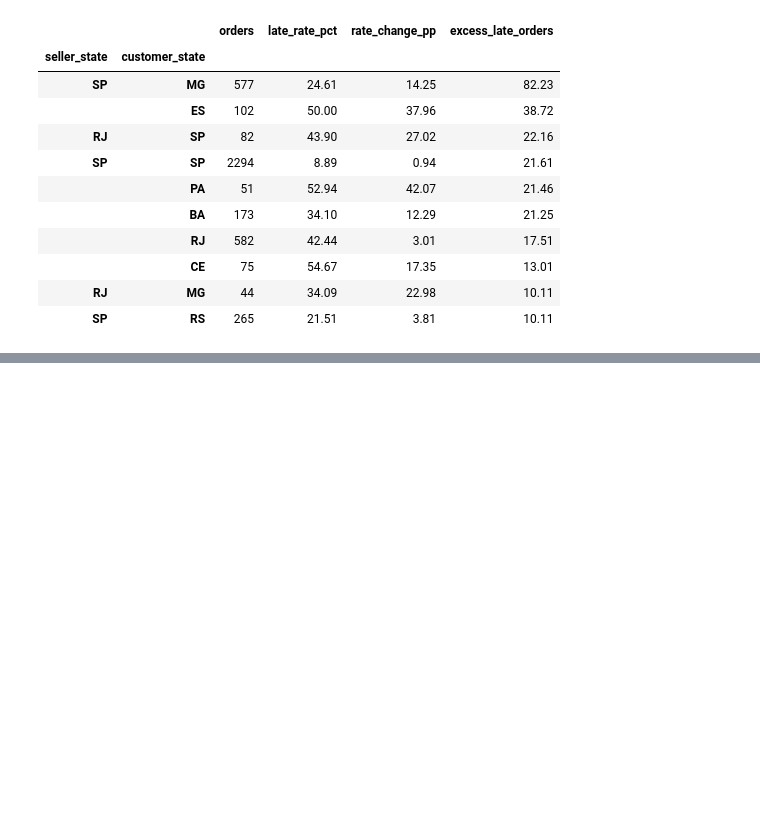
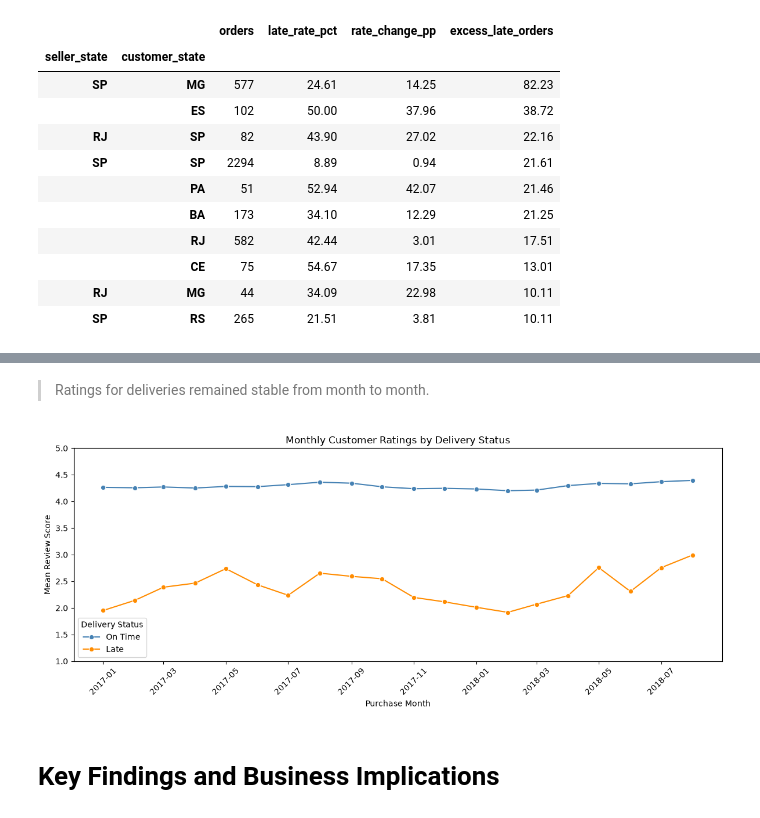
Before and after one commit to romarta/ecommerce-delivery-analytics, a Jupyter notebook: notebooks/02_exploratory_analysis.ipynb, the cells around one changed output, grey strips where cells are left out. Saved outputs shown, nothing was run; the diff lists cells and outputs as text; code cells hidden in the pictures; blank space fills up the shorter version.

```diff
--- a/notebooks/02_exploratory_analysis.ipynb
+++ b/notebooks/02_exploratory_analysis.ipynb
@@ -1669,0 +2054,33 @@ for previous, current in month_pairs:
+# %% [markdown]
+> Ratings for deliveries remained stable from month to month.
+# %%
+# Prepare monthly customer ratings for visualization
+review_plot = monthly_reviews.copy()
+review_plot["month"] = pd.to_datetime(review_plot["month"])
+
+# Plot average review scores by delivery status
+plt.figure(figsize=(12, 5))
+
+sns.lineplot(
+    data=review_plot,
+    x="month",
+    y="mean_review_score",
+    hue="delivery_status",
+    hue_order=["On Time", "Late"],
+    palette={"On Time": "steelblue", "Late": "darkorange"},
+    marker="o"
+)
+
+plt.title("Monthly Customer Ratings by Delivery Status")
+plt.xlabel("Purchase Month")
+plt.ylabel("Mean Review Score")
+plt.ylim(1, 5)
+plt.xticks(rotation=45)
+plt.legend(title="Delivery Status")
+
+plt.tight_layout()
+plt.show()
+# %% [output]
+[figure, added]
+# %% [markdown]
+# Key Findings and Business Implications
```
Also changed, not shown: parts of 21 cells of this notebook, 2 other files.
